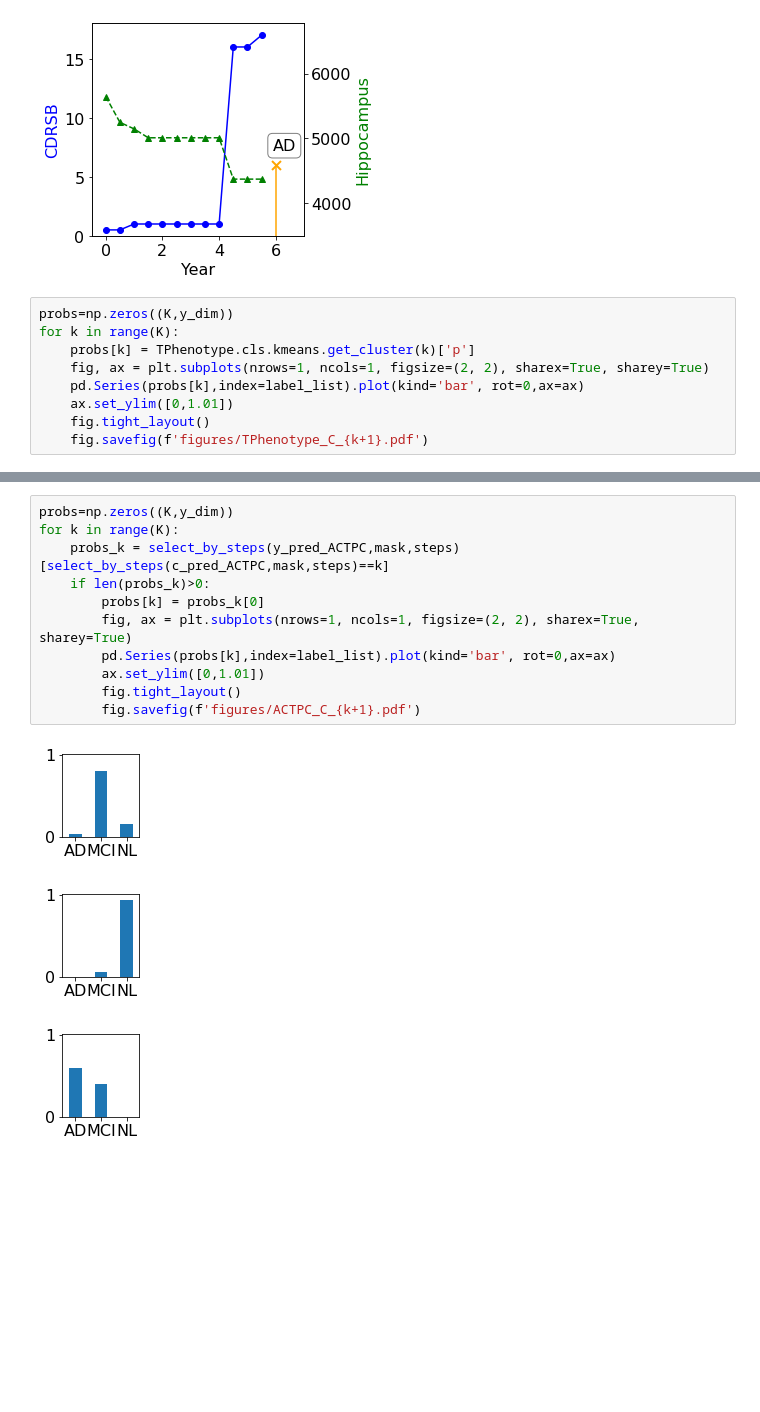
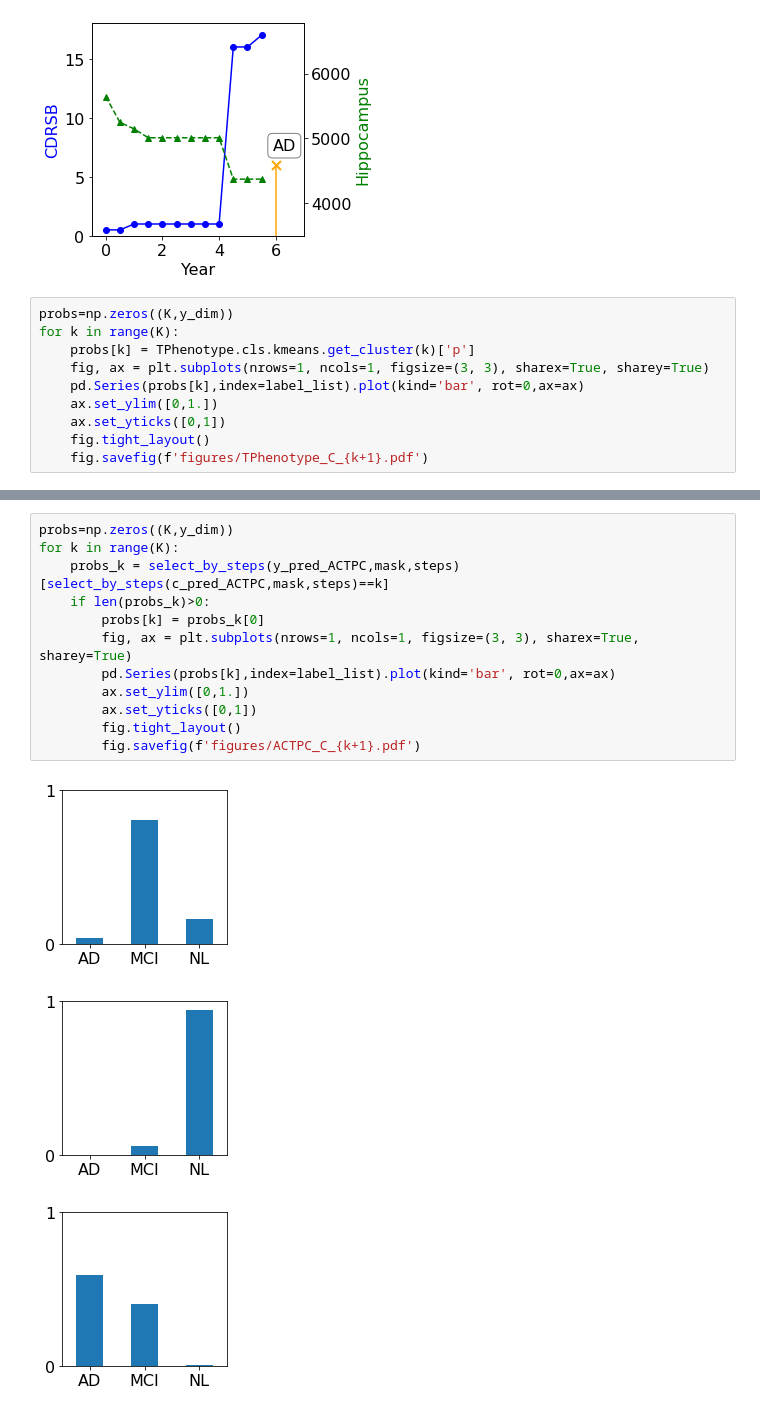
Before and after one commit to yvchao/tphenotype, a Jupyter notebook: notebooks/case_study/experiment_adni.ipynb, the cells around one changed output, grey strips where cells are left out. Drawn from its saved outputs; the diff is of its cells as text; blank space fills up the shorter version.

```diff
--- a/notebooks/case_study/experiment_adni.ipynb
+++ b/notebooks/case_study/experiment_adni.ipynb
@@ -395,9 +395,10 @@ Phenotype (model internal, not sorted by p(AD=1)) 2
 probs=np.zeros((K,y_dim))
 for k in range(K):
     probs[k] = TPhenotype.cls.kmeans.get_cluster(k)['p']
-    fig, ax = plt.subplots(nrows=1, ncols=1, figsize=(2, 2), sharex=True, sharey=True)
+    fig, ax = plt.subplots(nrows=1, ncols=1, figsize=(3, 3), sharex=True, sharey=True)
     pd.Series(probs[k],index=label_list).plot(kind='bar', rot=0,ax=ax)
-    ax.set_ylim([0,1.01])
+    ax.set_ylim([0,1.])
+    ax.set_yticks([0,1])
     fig.tight_layout()
     fig.savefig(f'figures/TPhenotype_C_{k+1}.pdf')
 # %% [output]
@@ -408,15 +409,16 @@ for k in range(K):
 # %%
 probs=np.zeros((K,y_dim))
 for k in range(K):
     probs_k = select_by_steps(y_pred_ACTPC,mask,steps)[select_by_steps(c_pred_ACTPC,mask,steps)==k]
     if len(probs_k)>0:
         probs[k] = probs_k[0]
-        fig, ax = plt.subplots(nrows=1, ncols=1, figsize=(2, 2), sharex=True, sharey=True)
+        fig, ax = plt.subplots(nrows=1, ncols=1, figsize=(3, 3), sharex=True, sharey=True)
         pd.Series(probs[k],index=label_list).plot(kind='bar', rot=0,ax=ax)
-        ax.set_ylim([0,1.01])
+        ax.set_ylim([0,1.])
+        ax.set_yticks([0,1])
         fig.tight_layout()
         fig.savefig(f'figures/ACTPC_C_{k+1}.pdf')
 # %% [output]
-[figure, old version]
+[figure, new version]
-[figure, old version]
+[figure, new version]
-[figure, old version]
+[figure, new version]
```
Also changed, not shown: parts of 1 cell of this notebook.
